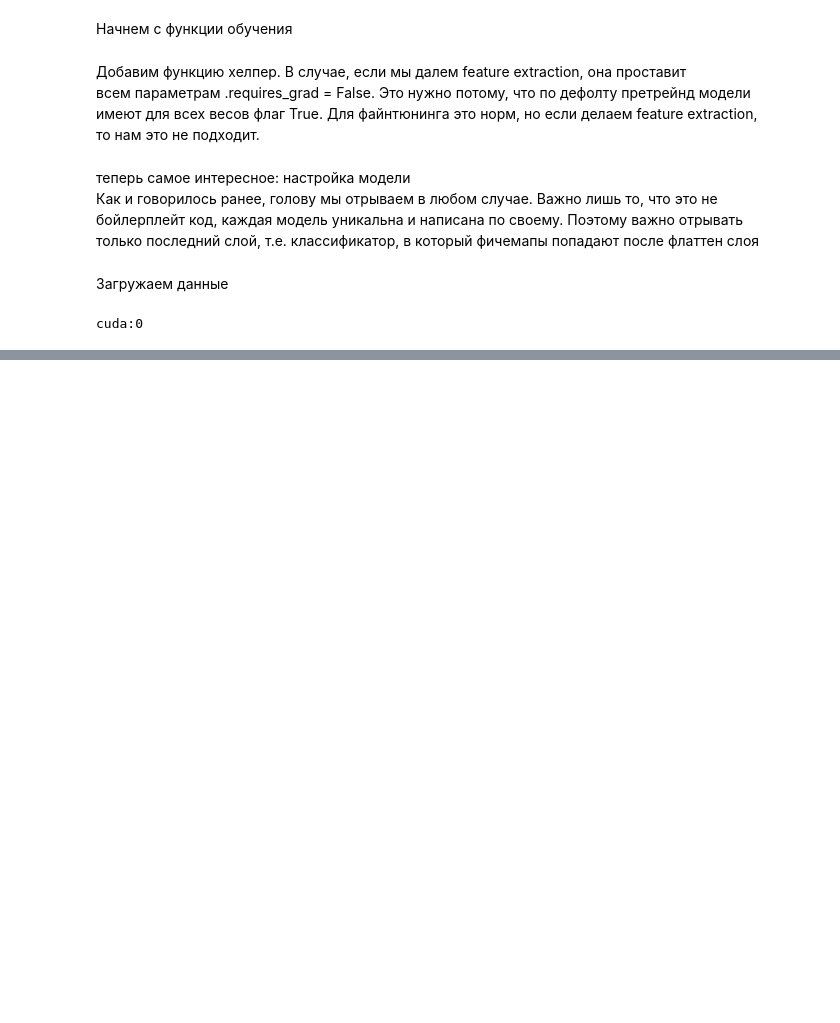
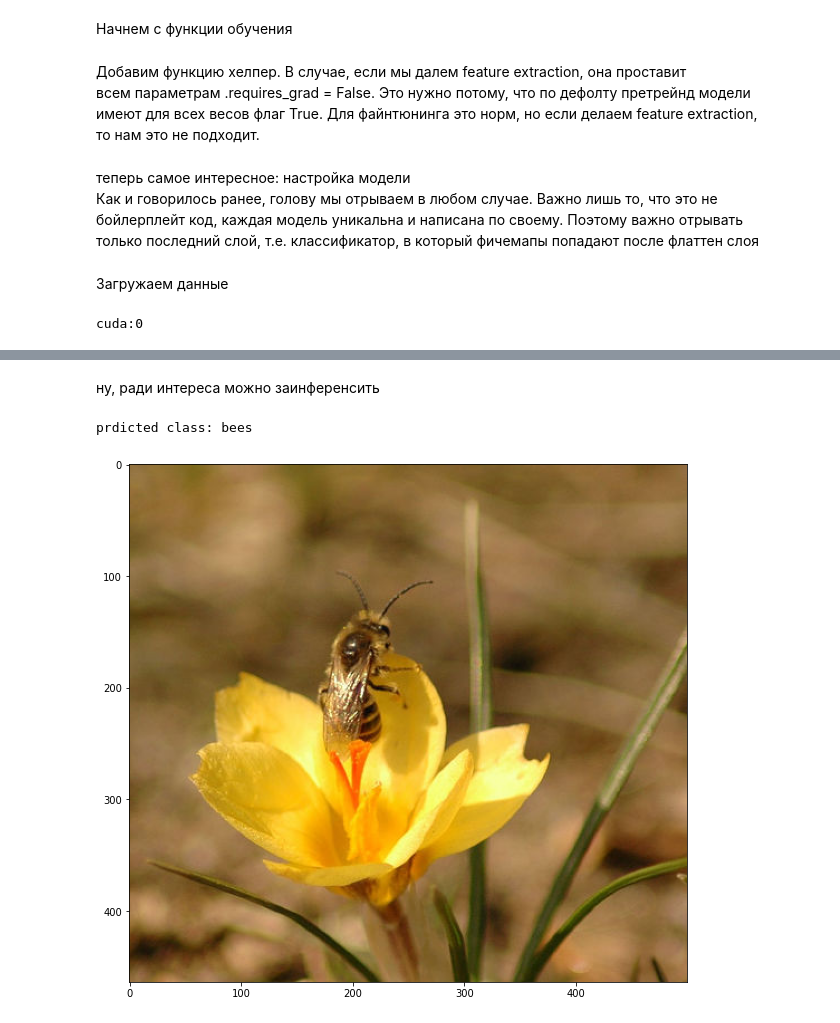
Before and after one commit to preciselyV/masteringComputerVision, a Jupyter notebook: nets/finetune.ipynb, the cells around one changed output, grey strips where cells are left out. Cells and saved outputs as stored; diff of their text form; code cells hidden in the pictures; blank space fills up the shorter version.

Commit message:
optimizer, training and inference were added

```diff
--- a/nets/finetune.ipynb
+++ b/nets/finetune.ipynb
@@ -127,0 +132,17 @@ cuda:0
+# %%
+from torch.optim import SGD
+
+model.to(device)
+paramsToOptim = model.parameters()
+if extracting:
+    paramsToOptim = []
+    for name, param in model.named_parameters():
+        if param.requires_grad:
+            paramsToOptim.append(param)
+            print(name)
+else:
+    for name, param in model.named_parameters():
+        if param.requires_grad:
+            print(name)
+
+optimizer = SGD(paramsToOptim, lr=0.001, momentum=0.9)
@@ -127,0 +152,4 @@ cuda:0
+# %%
+lossFunc = torch.nn.CrossEntropyLoss()
+amountOfEpochs = 15
+model = train(model, dataloaders,optimizer, lossFunc, amountOfEpochs,device)
@@ -127,0 +174,17 @@ cuda:0
+# %% [markdown]
+ну, ради интереса можно заинференсить
+# %%
+from PIL import Image
+img = Image.open("./data/hymenoptera_data/val/bees/10870992_eebeeb3a12.jpg")
+transforms = T.Compose([T.Resize(inputSize),T.ToTensor()])
+f = plt.figure(figsize=(10,10))
+plt.imshow(img)
+img = transforms(img).unsqueeze(0).to(device)
+model.eval()
+with torch.no_grad():
+    pred = model(img).to("cpu")
+
+print("prdicted class:", datasets["val"].classes[pred.argmax()])
+# %% [output]
+prdicted class: bees
+[figure, added]
```
Also changed, not shown: parts of 3 cells of this notebook.
